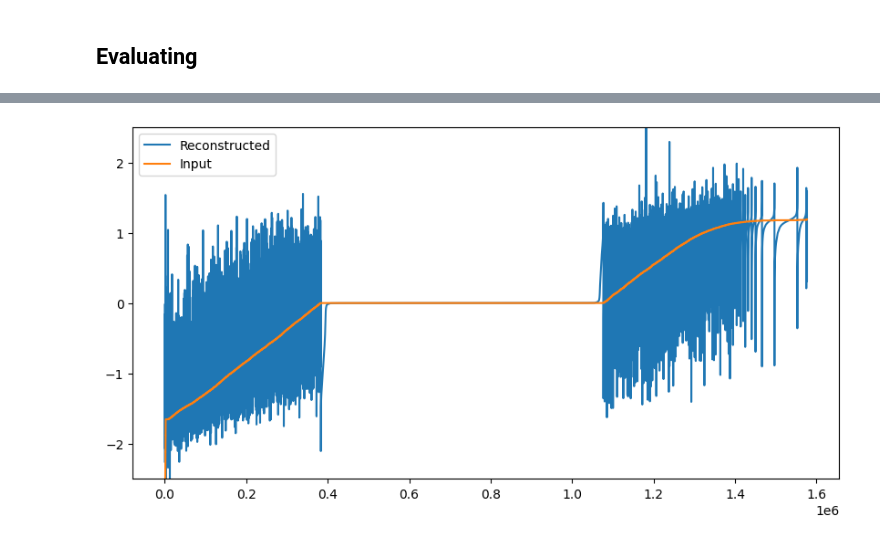
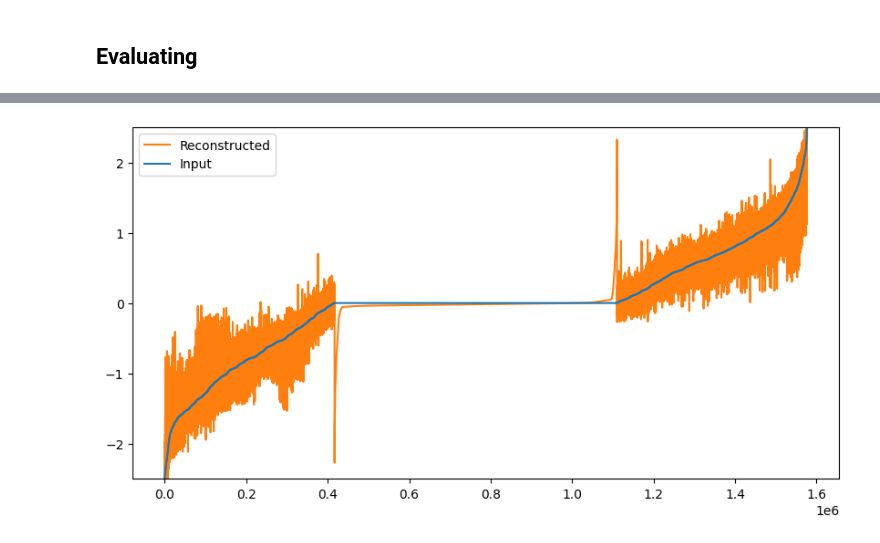
Before and after one commit to BuiHoangTu/ul.bds.NormalBehaviorMonitor, a Jupyter notebook: dev.ipynb, the cells around one changed output, grey strips where cells are left out. Saved outputs shown, nothing was run; the diff lists cells and outputs as text; code cells hidden in the pictures.

```diff
--- a/dev.ipynb
+++ b/dev.ipynb
@@ -447,13 +465,13 @@ tempIn, tempOut = zip(*sorted(zip(tempIn, tempOut)))
 rotIn, rotOut = zip(*sorted(zip(rotIn, rotOut)))
 # %%
 a = 0
-b = len(rotIn)
+b = len(tempIn)
 
 plt.figure(figsize=(10, 5))
-plt.plot(rotIn[a:b], label="Input")
-plt.plot(rotOut[a:b], label="Reconstructed")
+plt.plot(tempOut[a:b], label="Reconstructed", color="#ff7f0e")
+plt.plot(tempIn[a:b], label="Input", color="#1f77b4")
 plt.ylim(-2.5, 2.5)
 plt.legend()
 plt.show()
 # %% [output]
-[figure, old version]
+[figure, new version]
```
Also changed, not shown: parts of 8 cells of this notebook.
